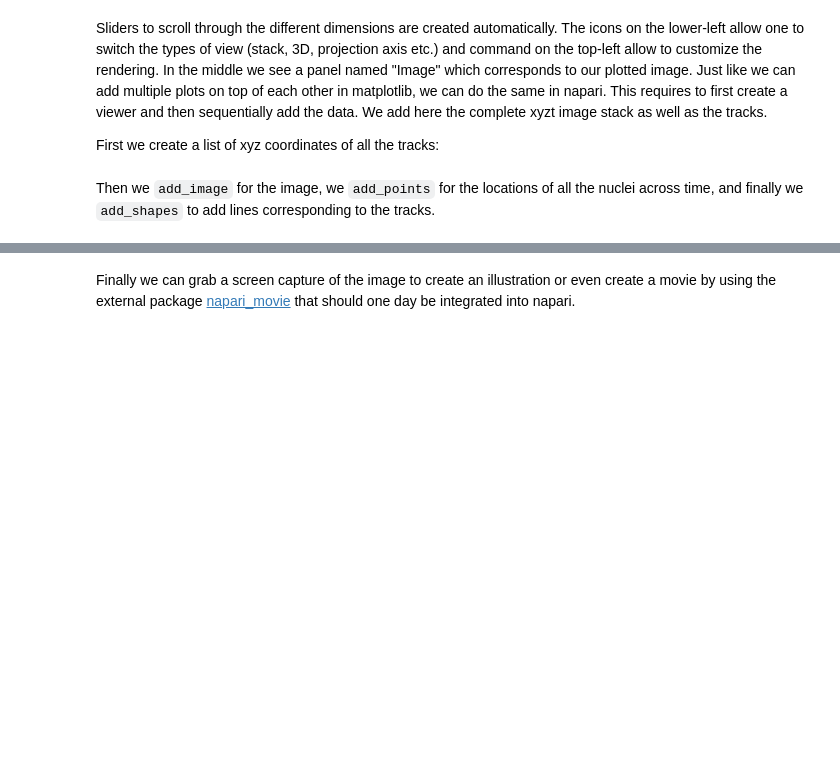
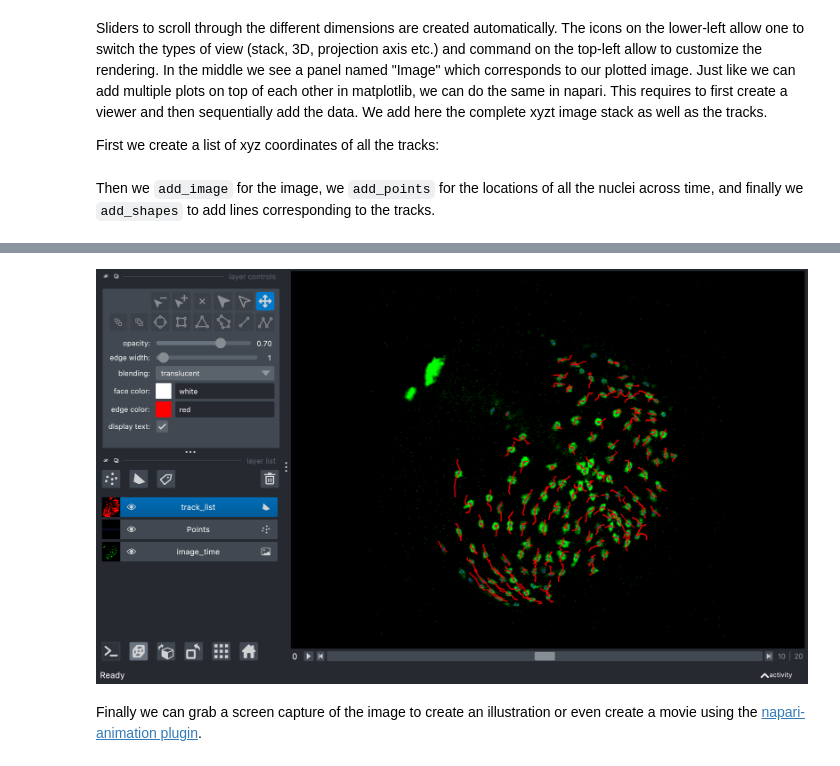
Before and after one commit to guiwitz/neubias_academy_biapy, a Jupyter notebook: 11-3D_image_processing.ipynb, the cells around one changed output, grey strips where cells are left out. Saved outputs shown, nothing was run; the diff lists cells and outputs as text; code cells hidden in the pictures; blank space fills up the shorter version.

```diff
--- a/11-3D_image_processing.ipynb
+++ b/11-3D_image_processing.ipynb
@@ -288,3 +288,4 @@ viewer = napari.Viewer()
 viewer.add_image(image_time, colormap = 'green')
 viewer.add_points(assembled[:,[3,0,1,2]], face_color = 'blue', opacity = 0.5, size = 5)
 viewer.add_shapes(track_list, shape_type='path', edge_color='red');
+viewer.dims.ndisplay=3
@@ -294,4 +292,8 @@ The result looks like this:
+# %%
+nbscreenshot(viewer)
+# %% [output]
+[figure, added]
 # %% [markdown]
-Finally we can grab a screen capture of the image to create an illustration or even create a movie by using the external package [napari_movie](https://github.com/guiwitz/naparimovie) that should one day be integrated into napari.
+Finally we can grab a screen capture of the image to create an illustration or even create a movie using the [napari-animation plugin](https://github.com/napari/napari-animation).
 # %%
 viewer.screenshot('myimage.png');
```
Also changed, not shown: parts of 17 cells of this notebook.
